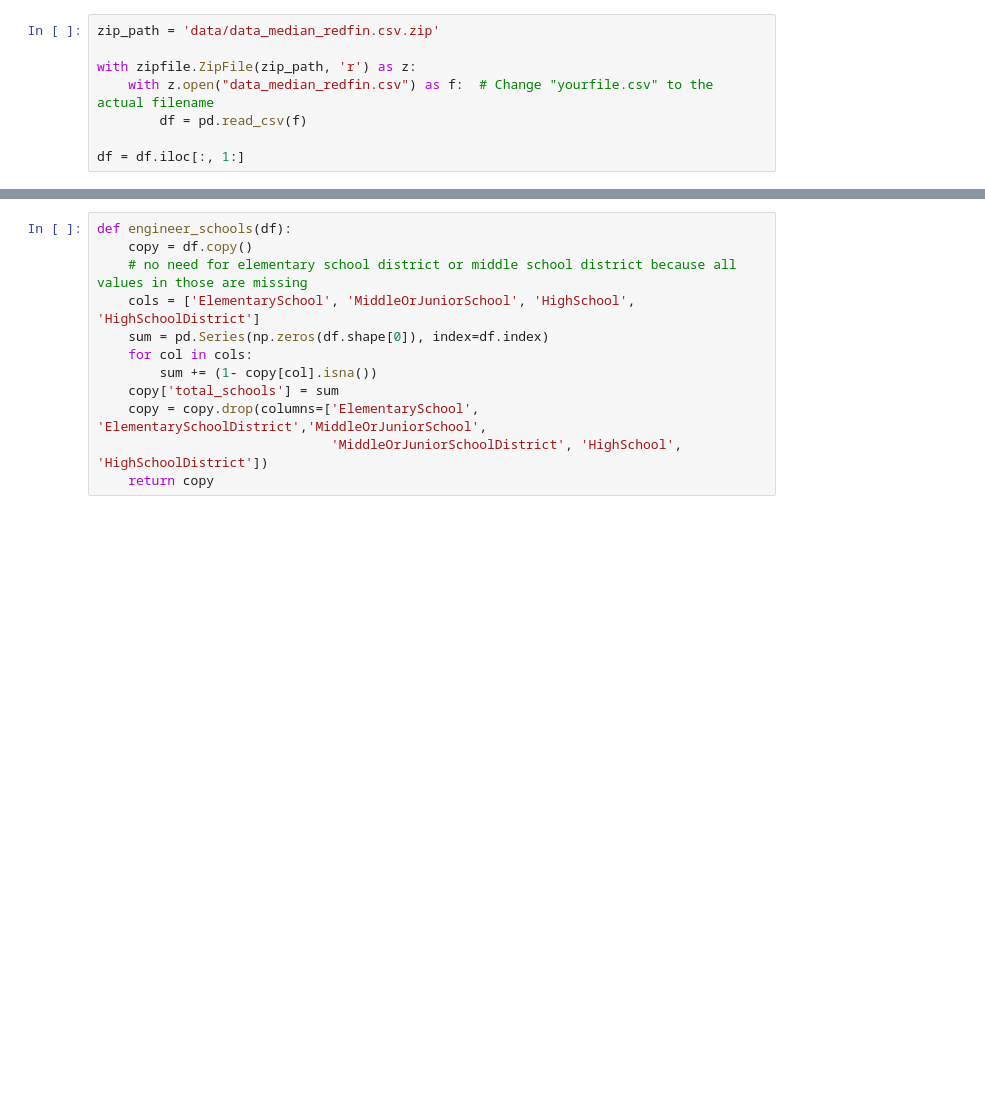
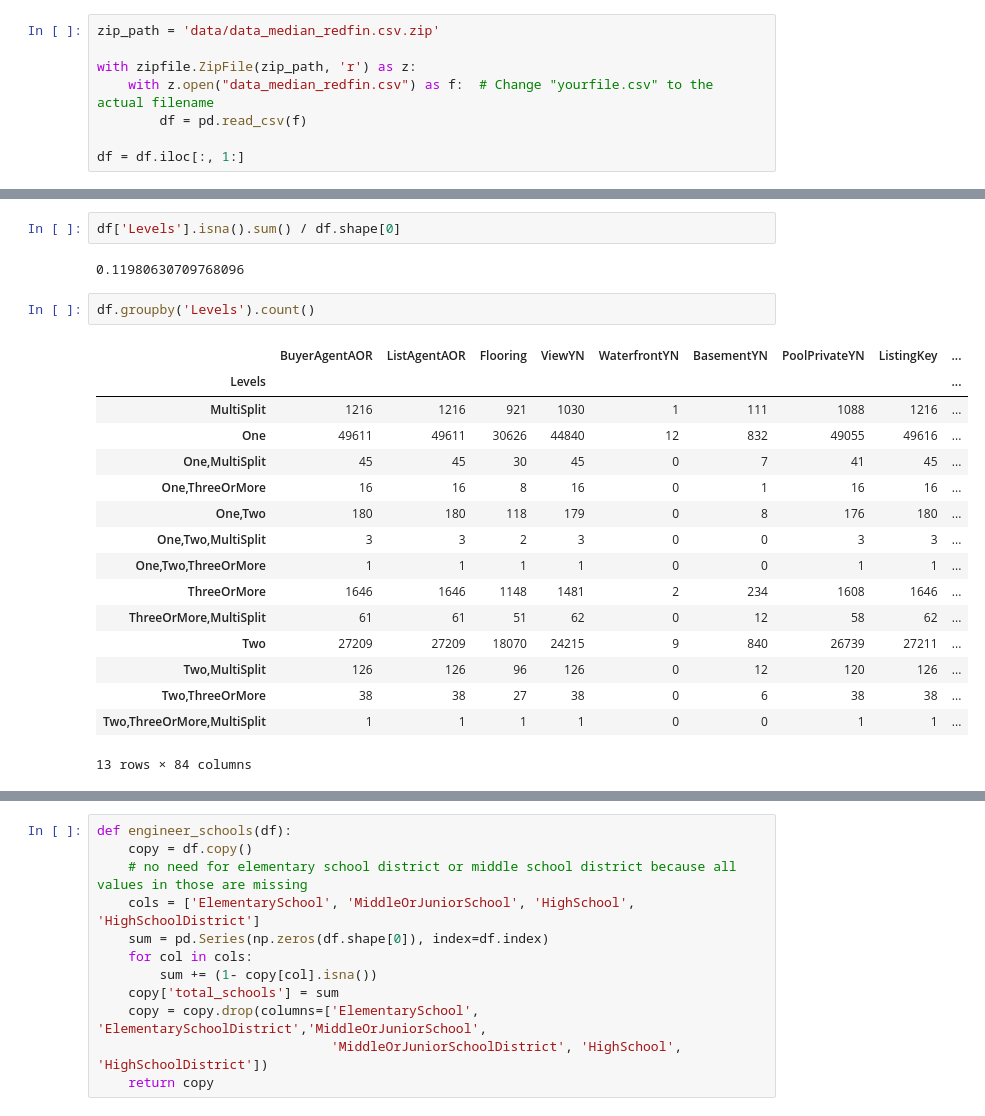
Before and after one commit to bbousquette1/IDX-Exchange-DS16-Winter2025, a Jupyter notebook: Claire_ML.ipynb, the cells around one changed output, grey strips where cells are left out. Drawn from its saved outputs; the diff is of its cells as text; blank space fills up the shorter version.

```diff
--- a/Claire_ML.ipynb
+++ b/Claire_ML.ipynb
@@ -17,0 +39,23 @@ df = df.iloc[:, 1:]
+# %%
+df['Levels'].isna().sum() / df.shape[0]
+# %% [output]
+0.11980630709768096
+# %%
+df.groupby('Levels').count()
+# %% [output]
+|  | BuyerAgentAOR | ListAgentAOR | Flooring | ViewYN | WaterfrontYN | BasementYN | PoolPrivateYN | ListingKey | ... |
+| Levels |  |  |  |  |  |  |  |  | ... |
+| MultiSplit | 1216 | 1216 | 921 | 1030 | 1 | 111 | 1088 | 1216 | ... |
+| One | 49611 | 49611 | 30626 | 44840 | 12 | 832 | 49055 | 49616 | ... |
+| One,MultiSplit | 45 | 45 | 30 | 45 | 0 | 7 | 41 | 45 | ... |
+| One,ThreeOrMore | 16 | 16 | 8 | 16 | 0 | 1 | 16 | 16 | ... |
+| One,Two | 180 | 180 | 118 | 179 | 0 | 8 | 176 | 180 | ... |
+| One,Two,MultiSplit | 3 | 3 | 2 | 3 | 0 | 0 | 3 | 3 | ... |
+| One,Two,ThreeOrMore | 1 | 1 | 1 | 1 | 0 | 0 | 1 | 1 | ... |
+| ThreeOrMore | 1646 | 1646 | 1148 | 1481 | 2 | 234 | 1608 | 1646 | ... |
+| ThreeOrMore,MultiSplit | 61 | 61 | 51 | 62 | 0 | 12 | 58 | 62 | ... |
+| Two | 27209 | 27209 | 18070 | 24215 | 9 | 840 | 26739 | 27211 | ... |
+| Two,MultiSplit | 126 | 126 | 96 | 126 | 0 | 12 | 120 | 126 | ... |
+| Two,ThreeOrMore | 38 | 38 | 27 | 38 | 0 | 6 | 38 | 38 | ... |
+| Two,ThreeOrMore,MultiSplit | 1 | 1 | 1 | 1 | 0 | 0 | 1 | 1 | ... |
+13 rows × 84 columns
```
Also changed, not shown: parts of 20 cells of this notebook.
